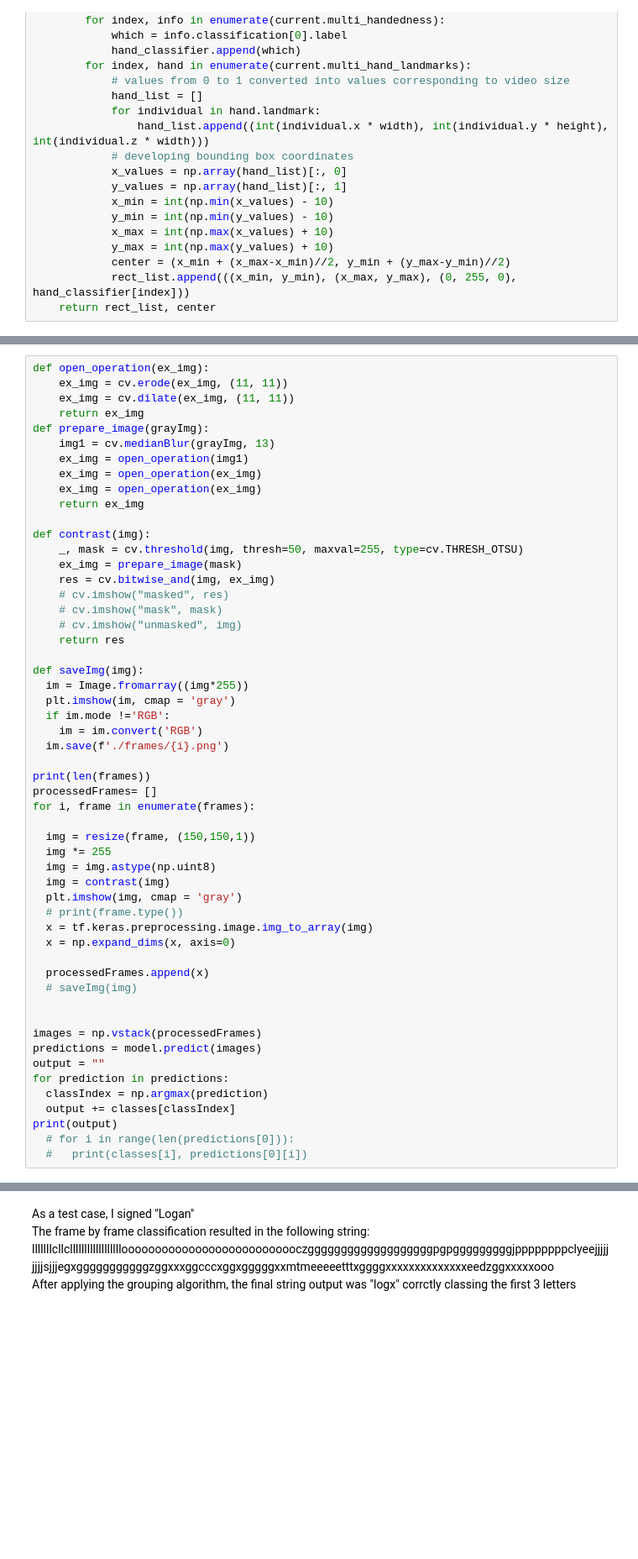
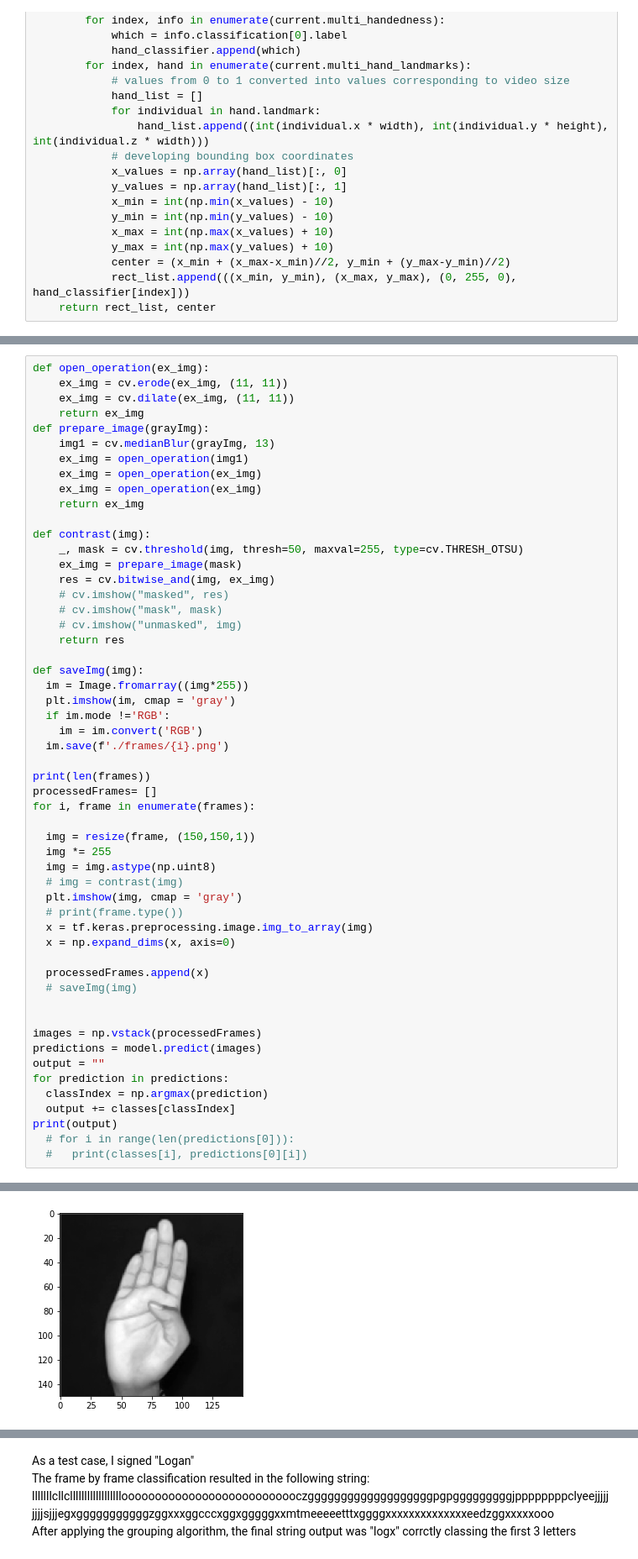
Before and after one commit to Logan-Rose/ASL-transcriber, a Jupyter notebook: new_classifier.ipynb, the cells around one changed output, grey strips where cells are left out. Shown at 84% size. Saved outputs shown, nothing was run; the diff lists cells and outputs as text; blank space fills up the shorter version.

```diff
--- a/new_classifier.ipynb
+++ b/new_classifier.ipynb
@@ -364,7 +372,7 @@ for i, frame in enumerate(frames):
   img = resize(frame, (150,150,1))
   img *= 255
   img = img.astype(np.uint8)
-  img = contrast(img)
+  # img = contrast(img)
   plt.imshow(img, cmap = 'gray')
   # print(frame.type())
   x = tf.keras.preprocessing.image.img_to_array(img)
@@ -389,3 +397,4 @@ ValueError: need at least one array to concatenate
+[figure, added]
 # %%
 strengths = [(output[0],1)]
 for i in range(1, len(output)):
```
Also changed, not shown: parts of 9 cells of this notebook, 11 other files.
